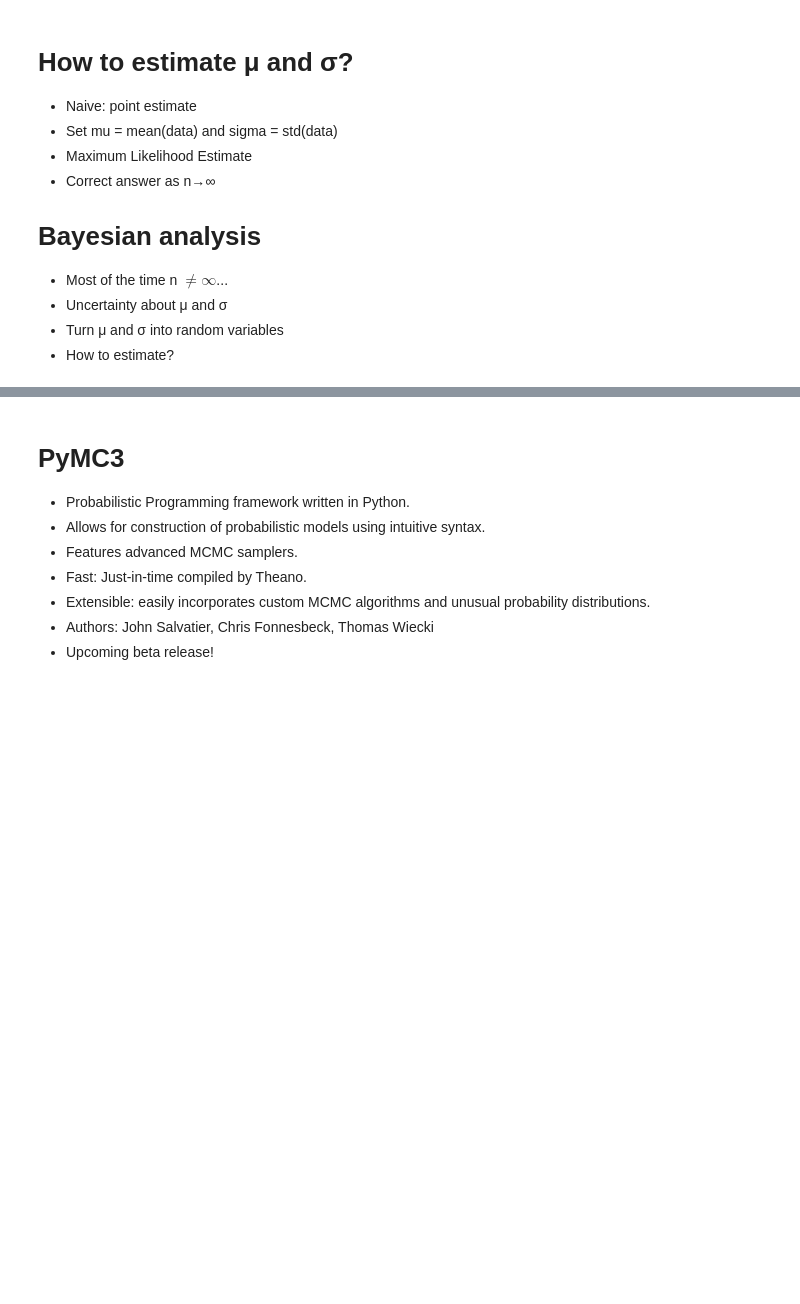
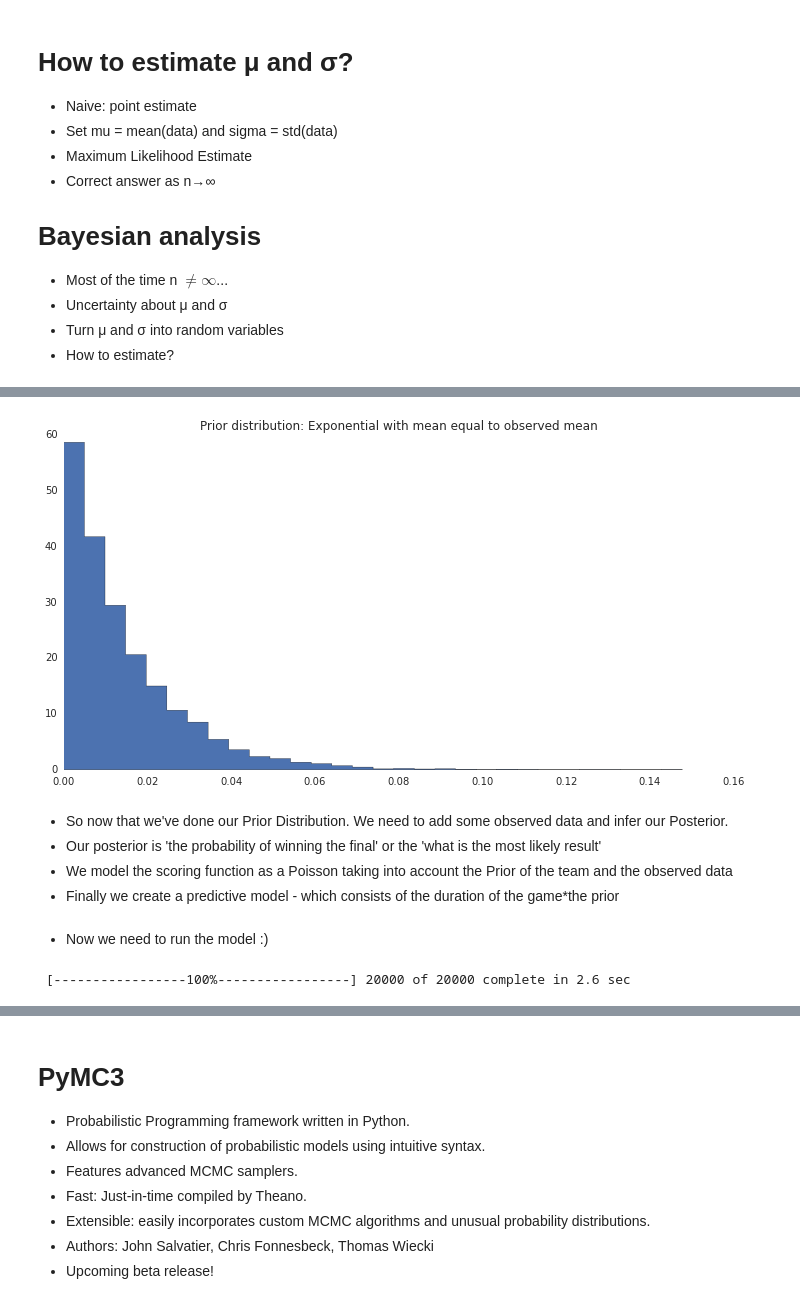
Before and after one commit to springcoil/TutorialPyMCRugby, a Jupyter notebook: Bayesian_Rugby.ipynb, the cells around one changed output, grey strips where cells are left out. Cells and saved outputs as stored; diff of their text form; code cells hidden in the pictures; blank space fills up the shorter version.

```diff
--- a/Bayesian_Rugby.ipynb
+++ b/Bayesian_Rugby.ipynb
@@ -311,0 +341,17 @@ plt.xlabel('returns')
+# %%
+avg_goals_per_team = 1.34
+duration_of_game = 93.
+# %%
+german_prior = pm.Exponential('german_prior', duration_of_game/avg_goals_per_team)
+arg_prior = pm.Exponential('arg_prior', duration_of_game/avg_goals_per_team)
+
+sample = np.array([german_prior.random() for i in range(10000)])
+hist(sample, bins=30, normed=True, histtype='stepfilled');
+plt.title('Prior distribution: Exponential with mean equal to observed mean');
+# %% [output]
+[figure, added]
+# %% [markdown]
+* So now that we've done our Prior Distribution. We need to add some observed data and infer our Posterior.
+* Our posterior is 'the probability of winning the final' or the 'what is the most likely result'
+* We model the scoring function as a Poisson taking into account the Prior of the team and the observed data
+* Finally we create a predictive model - which consists of the duration of the game*the prior
@@ -311,0 +366,6 @@ plt.xlabel('returns')
+# %% [markdown]
+* Now we need to run the model :)
+# %%
+mcmc.sample(20000, 5000)
+# %% [output]
+ [-----------------100%-----------------] 20000 of 20000 complete in 2.6 sec
```
Also changed, not shown: parts of 47 cells of this notebook, 7 other files.
